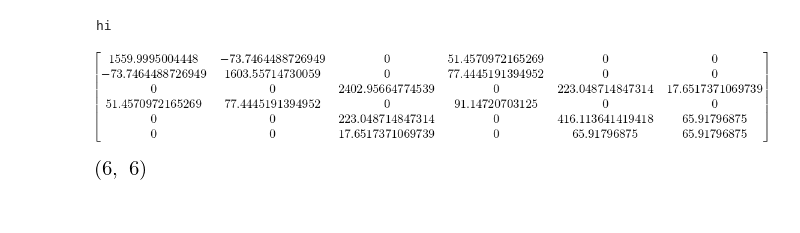
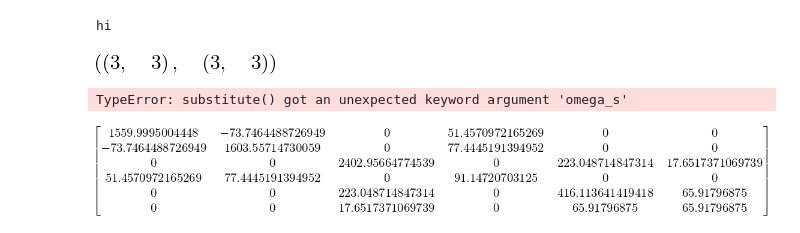
Before and after one commit to ashBabu/model_predictive_control, a Jupyter notebook: src/free_floating_space_manipulator.ipynb, the cells around one changed output. Saved outputs shown, nothing was run; the diff lists cells and outputs as text; code cells hidden in the pictures.

```diff
--- a/src/free_floating_space_manipulator.ipynb
+++ b/src/free_floating_space_manipulator.ipynb
@@ -415,13 +415,17 @@ class dynamics():
         #     parm = msubs(ang_b0, {self.kin.ang_xb: ang_b0[0], self.kin.ang_yb: ang_b0[1], self.kin.ang_zb: ang_b0[2]})
         return parm
 
-    def ang_moment_sparsing(self, m=None, l=None, I=None, b=None, ang_b0=None, ang_s0=None, q0=None,):
+    def ang_moment_sparsing(self, m=None, l=None, I=None, b=None, ang_b0=None, ang_s0=None, q0=None, numeric=True):
         L = self.ang_momentum_conservation()
         qd = self.kin.qd[3:]
         qd_s, qd_m = qd[0:3], qd[3:]
-        L_num = self.substitute(L, m=m, l=l, I=I, b=b, ang_b0=ang_b0, ang_s0=ang_s0, q0=q0)
-        Ls, Lm = L_num.jacobian(qd_s), L_num.jacobian(qd_m)
-        Ls, Lm = np.array(Ls).astype(np.float64), np.array(Lm).astype(np.float64)
+        if numeric:
+            L_num = self.substitute(L, m=m, l=l, I=I, b=b, ang_b0=ang_b0, ang_s0=ang_s0, q0=q0)
+            Ls, Lm = L_num.jacobian(qd_s), L_num.jacobian(qd_m)
+            Ls, Lm = np.array(Ls).astype(np.float64), np.array(Lm).astype(np.float64)
+        else:
+            L_sym = self.substitute(L, m=m, l=l, I=I,)
+            Ls, Lm = L_sym.jacobian(qd_s), L_sym.jacobian(qd_m)
         return Ls, Lm
 
     def calculate_spacecraft_ang_vel(self, m=None, l=None, I=None, b=None, ang_b0=None, ang_s0=None, q0=None, qdm=None):
@@ -566,6 +570,16 @@ class dynamics():
         t = np.insert(t, 0, 0)
         qdm_numeric = np.insert(qdm_numeric, 0, np.zeros(3), axis=1)
         return r_s, ang_s, q, qdm_numeric, t, pv_com_num
+    def spacecraft_acceleration(self, m=None, l=None, I=None):
+        t = Symbol('t')
+        print('entered')
+        Ls, Lm = self.ang_moment_sparsing(m=m, l=l, I=I, numeric=False)
+        print('found Ls, Lm')
+        temp = -1 * Ls.inv("LU") @ Lm
+        print('temp')
+        deriv = diff(temp, t)
+        print('found deriv')
+        return deriv
 # %%
 class Solver(object):
 
@@ -599,10 +613,19 @@ if __name__ == '__main__':
     ang_b, b0 = kin.ang_b, kin.b0
 
     r_s0, q0 = np.array([1., 1.0, 0]), np.array([0., np.pi/4., -np.pi/6.])
+    t = Symbol('t')
+    Ls, Lm = dyn.ang_moment_sparsing(m=m, l=l, I=I, numeric=False)
+#     deriv = dyn.spacecraft_acceleration(m=m, l=l, I=I)
 
     # kin_energy = dyn.kinetic_energy()
-    M, C = dyn.get_dyn_para()
+#     M, C = dyn.get_dyn_para()
 
     print('hi')
 # %% [output]
 hi
+# %%
+Ls_d, Lm_d = diff(Ls, t), diff(Lm, t)
+# %%
+Ls_d.shape, Lm_d.shape
+# %% [output]
+[figure, added]
@@ -609,3 +645,10 @@ hi
+# %%
+Ls_t = dyn.substitute(Ls, m=m, l=l, I=I, ang_s0=ang_s, q0=theta, omega_s=omega_s, dq=theta_d)
+Lm_t = dyn.substitute(Lm, m=m, l=l, I=I, ang_s0=ang_s, q0=theta, omega_s=omega_s, dq=theta_d)
+Ls_dt = dyn.substitute(Ls_d, m=m, l=l, I=I, ang_s0=ang_s, q0=theta, omega_s=omega_s, dq=theta_d)
+Lm_dt = dyn.substitute(Lm_d, m=m, l=l, I=I, ang_s0=ang_s, q0=theta, omega_s=omega_s, dq=theta_d)
+# %% [output]
+TypeError: substitute() got an unexpected keyword argument 'omega_s'
 # %%
 ang_s0 = Array([0., 0., 0.])
 q0 = Array([pi / 3 * 0, 5*pi / 4, pi/2])
@@ -614,6 +657,2 @@ M_num.evalf()
 # %% [output]
 [figure]
-# %%
-M_num.shape
-# %% [output]
-[figure, removed]
```
Also changed, not shown: parts of 10 cells of this notebook, 40 other files.
